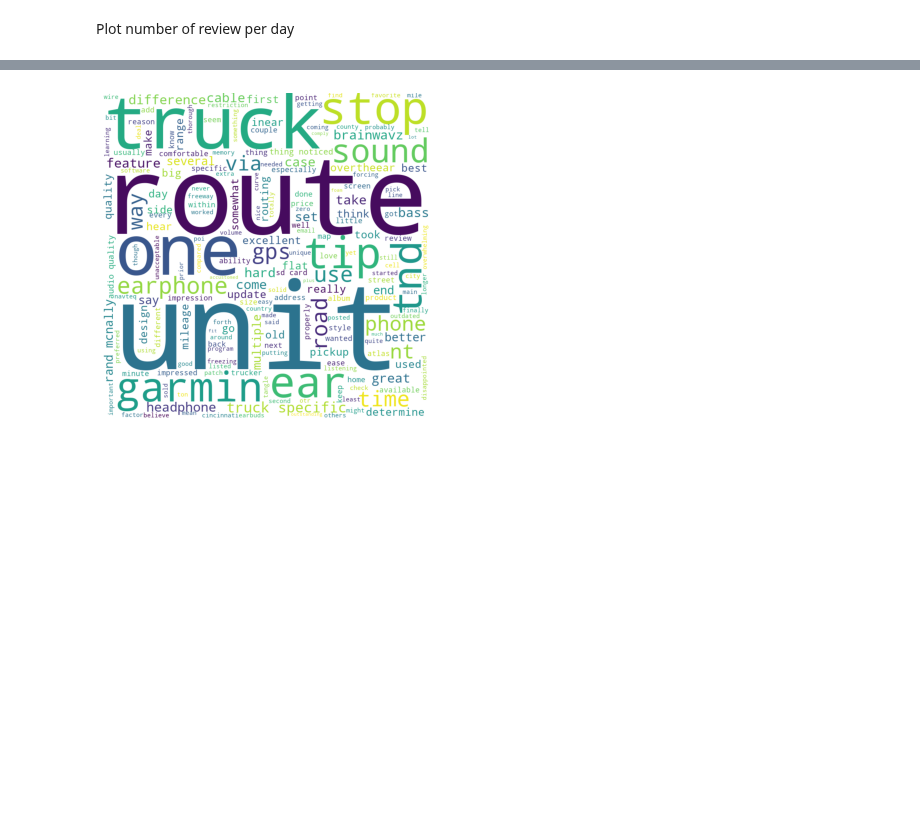
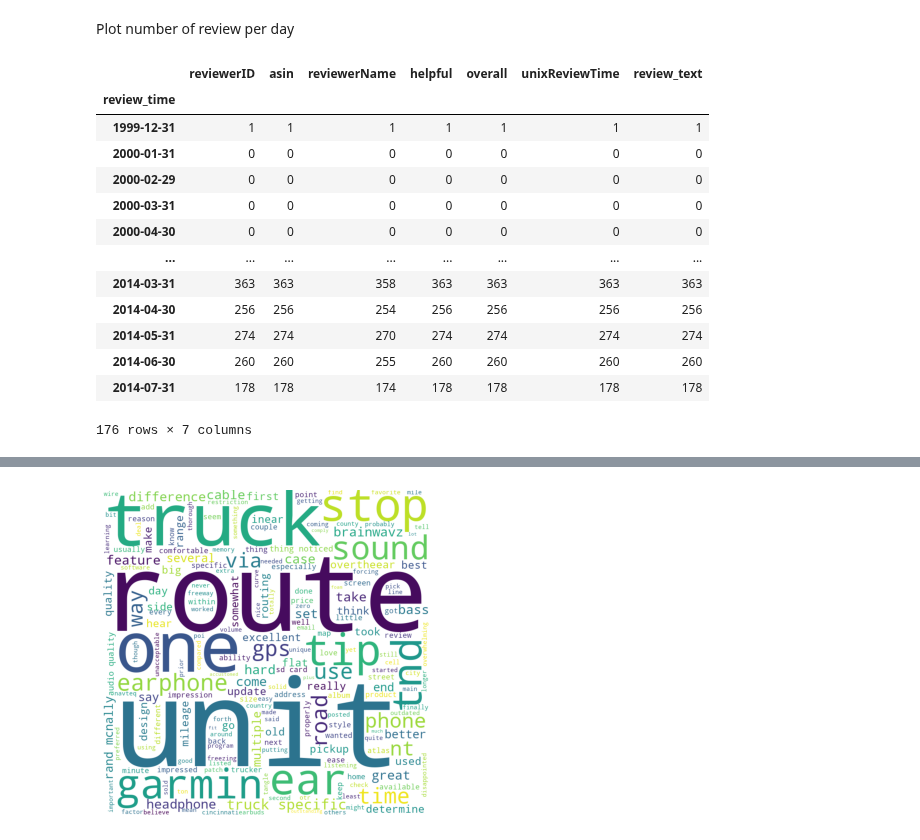
Before and after one commit to bachhvu/Amazon-NLP, a Jupyter notebook: Model Development.ipynb, the cells around one changed output, grey strips where cells are left out. Drawn from its saved outputs; the diff is of its cells as text; code cells hidden in the pictures; blank space fills up the shorter version.

```diff
--- a/Model Development.ipynb
+++ b/Model Development.ipynb
@@ -121,3 +121,20 @@ Plot number of review per day
 from matplotlib.dates import MonthLocator, YearLocator, DateFormatter
 import matplotlib.ticker as ticker
 from datetime import datetime, timedelta
+# %%
+df.groupby(pd.Grouper(key='review_time', freq='M')).count()
+# %% [output]
+|  | reviewerID | asin | reviewerName | helpful | overall | unixReviewTime | review_text |
+| review_time |  |  |  |  |  |  |  |
+| 1999-12-31 | 1 | 1 | 1 | 1 | 1 | 1 | 1 |
+| 2000-01-31 | 0 | 0 | 0 | 0 | 0 | 0 | 0 |
+| 2000-02-29 | 0 | 0 | 0 | 0 | 0 | 0 | 0 |
+| 2000-03-31 | 0 | 0 | 0 | 0 | 0 | 0 | 0 |
+| 2000-04-30 | 0 | 0 | 0 | 0 | 0 | 0 | 0 |
+| ... | ... | ... | ... | ... | ... | ... | ... |
+| 2014-03-31 | 363 | 363 | 358 | 363 | 363 | 363 | 363 |
+| 2014-04-30 | 256 | 256 | 254 | 256 | 256 | 256 | 256 |
+| 2014-05-31 | 274 | 274 | 270 | 274 | 274 | 274 | 274 |
+| 2014-06-30 | 260 | 260 | 255 | 260 | 260 | 260 | 260 |
+| 2014-07-31 | 178 | 178 | 174 | 178 | 178 | 178 | 178 |
+176 rows × 7 columns
```
Also changed, not shown: parts of 9 cells of this notebook.
